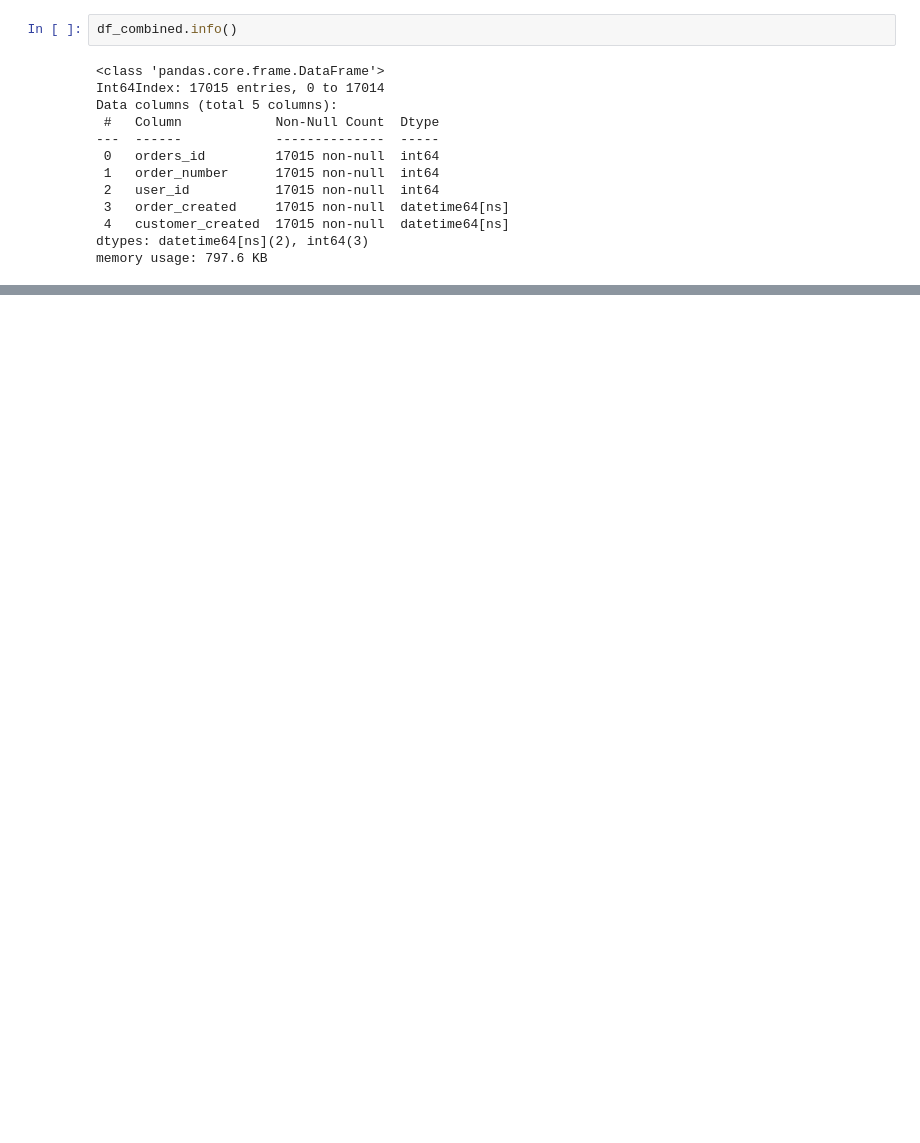
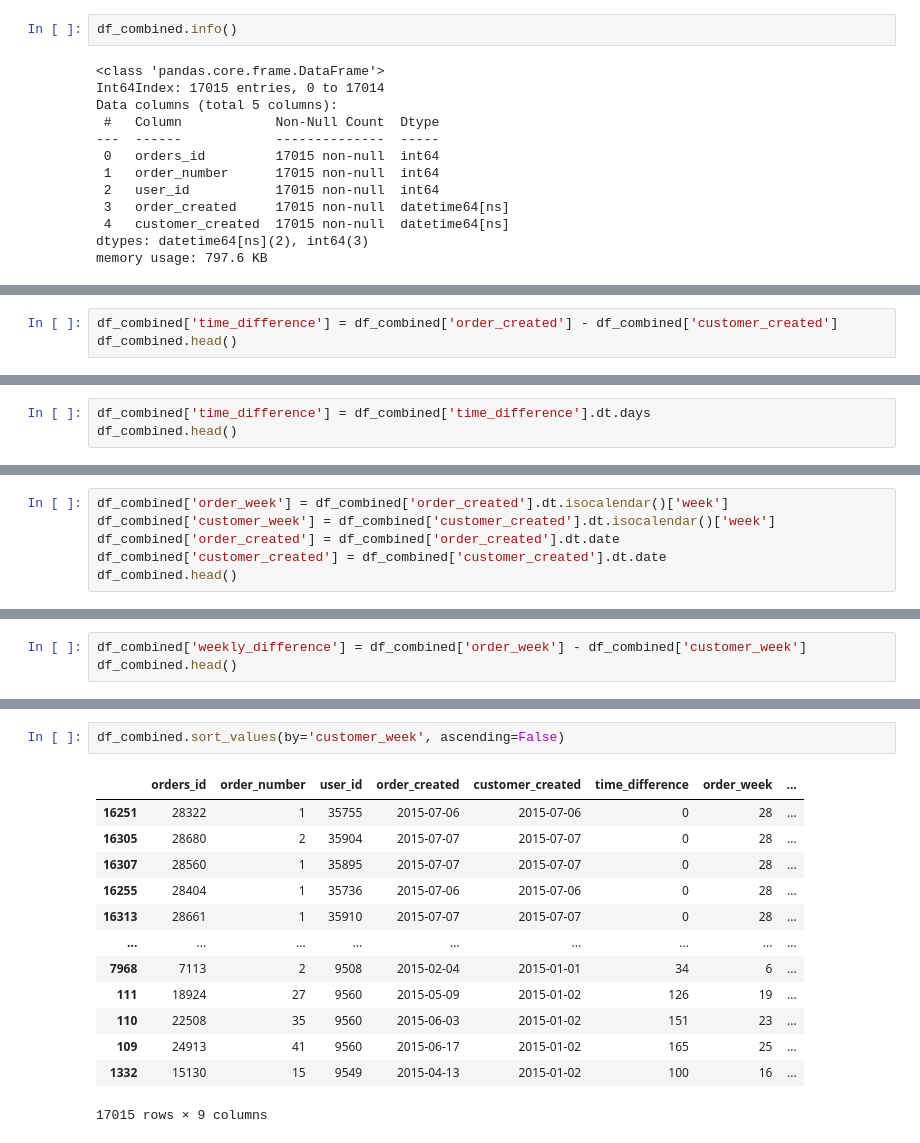
Before and after one commit to jpetersen626/Invitae_Interview_Cohort_Analysis, a Jupyter notebook: Invitae_Analysis_JP.ipynb, the cells around one changed output, grey strips where cells are left out. Drawn from its saved outputs; the diff is of its cells as text; blank space fills up the shorter version.

Commit message:
added more data columns

```diff
--- a/Invitae_Analysis_JP.ipynb
+++ b/Invitae_Analysis_JP.ipynb
@@ -248,0 +259,3 @@ memory usage: 797.6 KB
+# %%
+df_combined['time_difference'] = df_combined['order_created'] - df_combined['customer_created']
+df_combined.head()
@@ -248,0 +269,3 @@ memory usage: 797.6 KB
+# %%
+df_combined['time_difference'] = df_combined['time_difference'].dt.days
+df_combined.head()
@@ -248,0 +281,6 @@ memory usage: 797.6 KB
+# %%
+df_combined['order_week'] = df_combined['order_created'].dt.isocalendar()['week']
+df_combined['customer_week'] = df_combined['customer_created'].dt.isocalendar()['week']
+df_combined['order_created'] = df_combined['order_created'].dt.date
+df_combined['customer_created'] = df_combined['customer_created'].dt.date
+df_combined.head()
@@ -248,0 +294,3 @@ memory usage: 797.6 KB
+# %%
+df_combined['weekly_difference'] = df_combined['order_week'] - df_combined['customer_week']
+df_combined.head()
@@ -248,0 +304,16 @@ memory usage: 797.6 KB
+# %%
+df_combined.sort_values(by='customer_week', ascending=False)
+# %% [output]
+|  | orders_id | order_number | user_id | order_created | customer_created | time_difference | order_week | ... |
+| 16251 | 28322 | 1 | 35755 | 2015-07-06 | 2015-07-06 | 0 | 28 | ... |
+| 16305 | 28680 | 2 | 35904 | 2015-07-07 | 2015-07-07 | 0 | 28 | ... |
+| 16307 | 28560 | 1 | 35895 | 2015-07-07 | 2015-07-07 | 0 | 28 | ... |
+| 16255 | 28404 | 1 | 35736 | 2015-07-06 | 2015-07-06 | 0 | 28 | ... |
+| 16313 | 28661 | 1 | 35910 | 2015-07-07 | 2015-07-07 | 0 | 28 | ... |
+| ... | ... | ... | ... | ... | ... | ... | ... | ... |
+| 7968 | 7113 | 2 | 9508 | 2015-02-04 | 2015-01-01 | 34 | 6 | ... |
+| 111 | 18924 | 27 | 9560 | 2015-05-09 | 2015-01-02 | 126 | 19 | ... |
+| 110 | 22508 | 35 | 9560 | 2015-06-03 | 2015-01-02 | 151 | 23 | ... |
+| 109 | 24913 | 41 | 9560 | 2015-06-17 | 2015-01-02 | 165 | 25 | ... |
+| 1332 | 15130 | 15 | 9549 | 2015-04-13 | 2015-01-02 | 100 | 16 | ... |
+17015 rows × 9 columns
```
Also changed, not shown: parts of 10 cells of this notebook.
